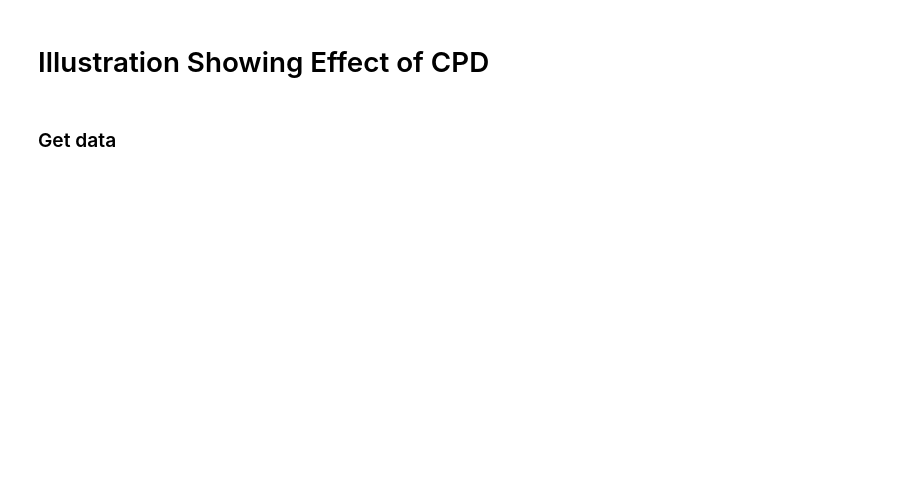
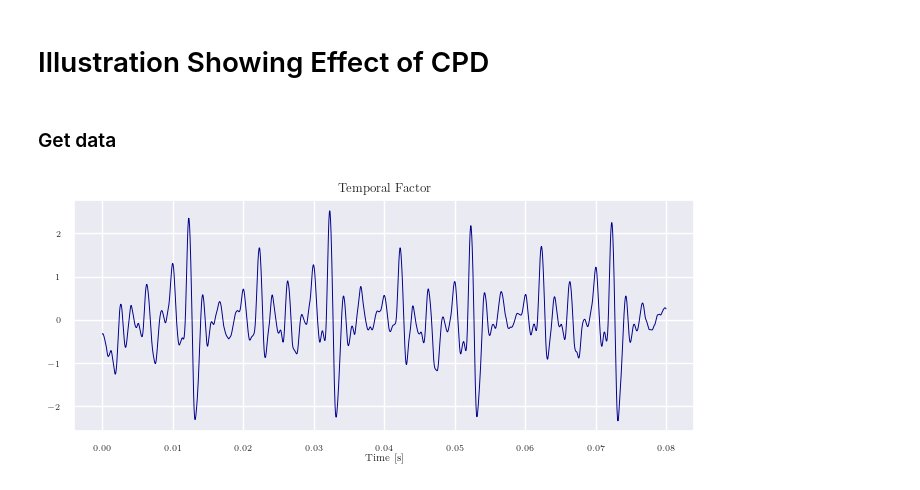
Before and after one commit to TheresaDF/NeuronSpikeEye, a Jupyter notebook: src/visualizations/CPD.ipynb, the cells around one changed output. Drawn from its saved outputs; the diff is of its cells as text; code cells hidden in the pictures; blank space fills up the shorter version.

```diff
--- a/src/visualizations/CPD.ipynb
+++ b/src/visualizations/CPD.ipynb
@@ -86 +70,11 @@ scalograms_clean = reconstruct_tensor(factors, idx)
+# %%
+fig = plt.figure(figsize=(8, 3))
+plt.plot(np.arange(2400) / 30000, factors[2][:, np.argmax(acf_factors)], color = "darkblue", linewidth = 0.7)
+plt.xlabel("Time [s]")
+plt.title("Temporal Factor")
+plt.show()
+
+savefig(fig, "CPD_temporal_factor", width = 5, height=1.5)
+# %% [output]
+[figure, added]
 # %%
```
Also changed, not shown: parts of 4 cells of this notebook.
